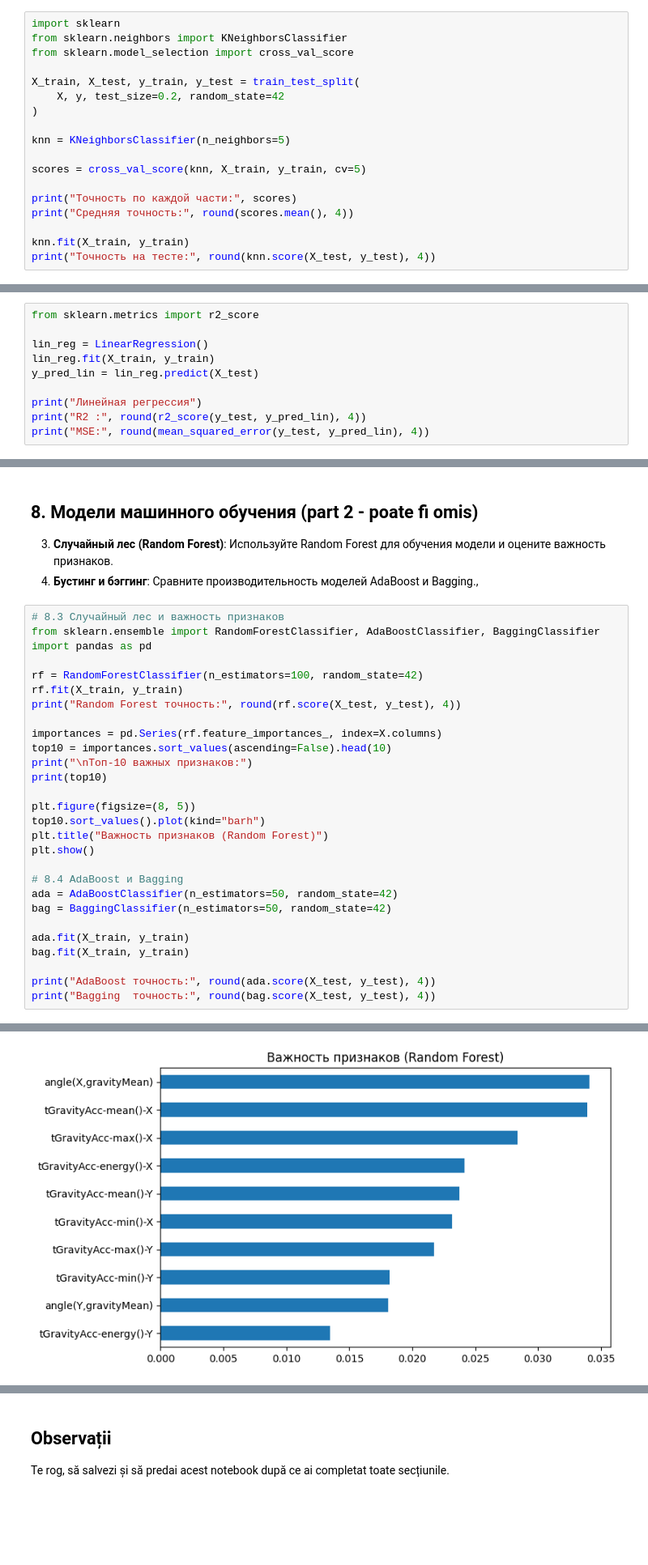
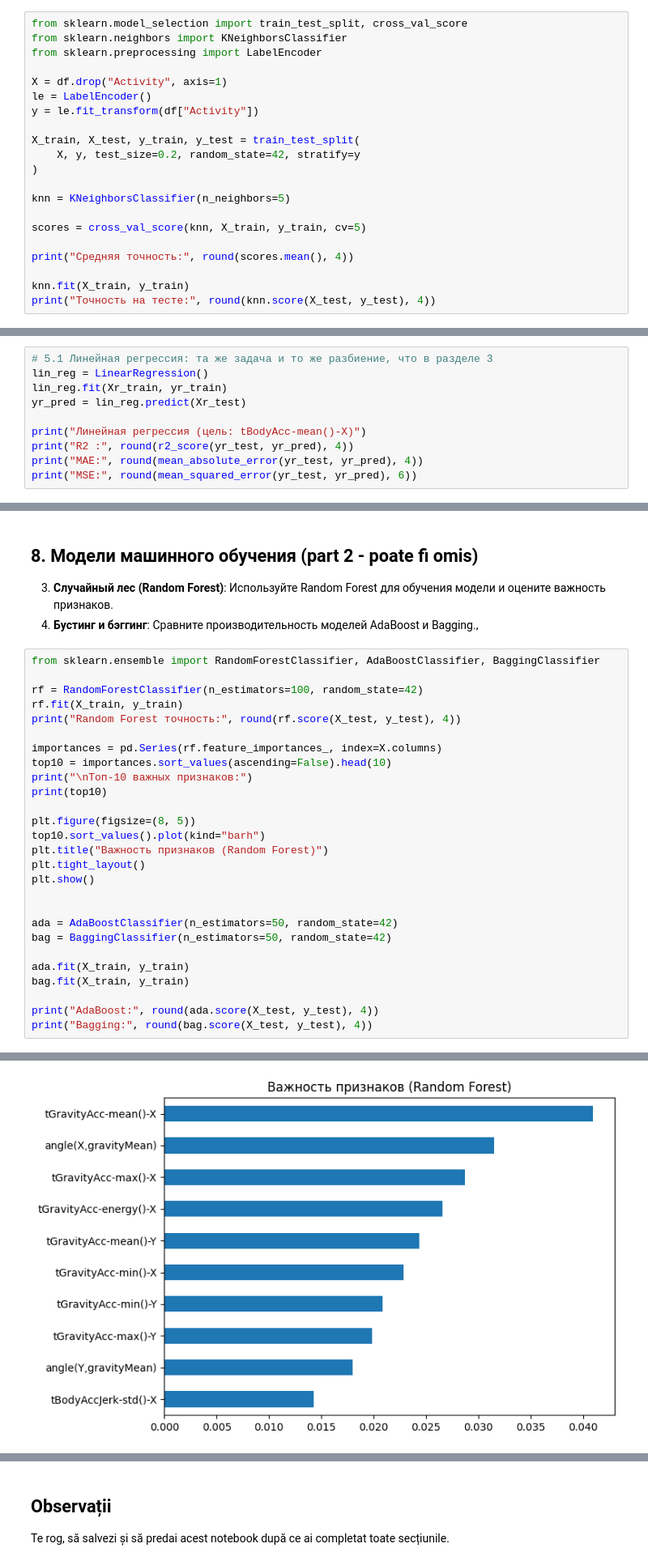
Before and after one commit to secretkota/MachineLearning_Laborator, a Jupyter notebook: evaluare_01/Ru_Stanislav_Covaliuc_Eval_1_ML.ipynb, the cells around one changed output, grey strips where cells are left out. Shown at 81% size. Cells and saved outputs as stored; diff of their text form; blank space fills up the shorter version.

```diff
--- a/evaluare_01/Ru_Evaluare_01_Invatarea_Supervizata.ipynb
+++ b/evaluare_01/Ru_Stanislav_Covaliuc_Eval_1_ML.ipynb
@@ -150,19 +198,22 @@ RMSE: 0.3063
 2. Разделите набор данных на обучающую и тестовую выборки (80%-20%).
 3. Используйте `cross_val_score` для оценки производительности модели KNN на наборе данных.
 # %%
-import sklearn
+from sklearn.model_selection import train_test_split, cross_val_score
 from sklearn.neighbors import KNeighborsClassifier
-from sklearn.model_selection import cross_val_score
+from sklearn.preprocessing import LabelEncoder
+
+X = df.drop("Activity", axis=1)
+le = LabelEncoder()
+y = le.fit_transform(df["Activity"])
 
 X_train, X_test, y_train, y_test = train_test_split(
-    X, y, test_size=0.2, random_state=42
+    X, y, test_size=0.2, random_state=42, stratify=y
 )
 
 knn = KNeighborsClassifier(n_neighbors=5)
 
 scores = cross_val_score(knn, X_train, y_train, cv=5)
 
-print("Точность по каждой части:", scores)
 print("Средняя точность:", round(scores.mean(), 4))
 
 knn.fit(X_train, y_train)
@@ -178,13 +228,13 @@ print("Точность на тесте:", round(knn.score(X_test, y_test), 4))
 2. **Логистическая регрессия**: Постройте логистическую модель для задачи бинарной классификации.
 3. **SVM**: Обучите модель SVM и протестируйте ее на наборе данных.
 # %%
-from sklearn.metrics import r2_score
+# 5.1 Линейная регрессия: та же задача и то же разбиение, что в разделе 3
+lin_reg = LinearRegression()
+lin_reg.fit(Xr_train, yr_train)
+yr_pred = lin_reg.predict(Xr_test)
 
-lin_reg = LinearRegression()
-lin_reg.fit(X_train, y_train)
-y_pred_lin = lin_reg.predict(X_test)
-
-print("Линейная регрессия")
-print("R2 :", round(r2_score(y_test, y_pred_lin), 4))
-print("MSE:", round(mean_squared_error(y_test, y_pred_lin), 4))
+print("Линейная регрессия (цель: tBodyAcc-mean()-X)")
+print("R2 :", round(r2_score(yr_test, yr_pred), 4))
+print("MAE:", round(mean_absolute_error(yr_test, yr_pred), 4))
+print("MSE:", round(mean_squared_error(yr_test, yr_pred), 6))
 # %% [output]
@@ -300,9 +343,7 @@ plt.show()
 3. **Случайный лес (Random Forest)**: Используйте Random Forest для обучения модели и оцените важность признаков.
 4. **Бустинг и бэггинг**: Сравните производительность моделей AdaBoost и Bagging.,
 # %%
-# 8.3 Случайный лес и важность признаков
 from sklearn.ensemble import RandomForestClassifier, AdaBoostClassifier, BaggingClassifier
-import pandas as pd
 
 rf = RandomForestClassifier(n_estimators=100, random_state=42)
 rf.fit(X_train, y_train)
@@ -316,15 +357,16 @@ print(top10)
 plt.figure(figsize=(8, 5))
 top10.sort_values().plot(kind="barh")
 plt.title("Важность признаков (Random Forest)")
+plt.tight_layout()
 plt.show()
 
-# 8.4 AdaBoost и Bagging
+
 ada = AdaBoostClassifier(n_estimators=50, random_state=42)
 bag = BaggingClassifier(n_estimators=50, random_state=42)
 
 ada.fit(X_train, y_train)
 bag.fit(X_train, y_train)
 
-print("AdaBoost точность:", round(ada.score(X_test, y_test), 4))
-print("Bagging  точность:", round(bag.score(X_test, y_test), 4))
+print("AdaBoost:", round(ada.score(X_test, y_test), 4))
+print("Bagging:", round(bag.score(X_test, y_test), 4))
 # %% [output]
@@ -344,2 +386,2 @@ tGravityAcc-energy()-Y    0.013485
 dtype: float64
-[figure, old version]
+[figure, new version]
```
Also changed, not shown: parts of 10 cells of this notebook, 30 other files.
